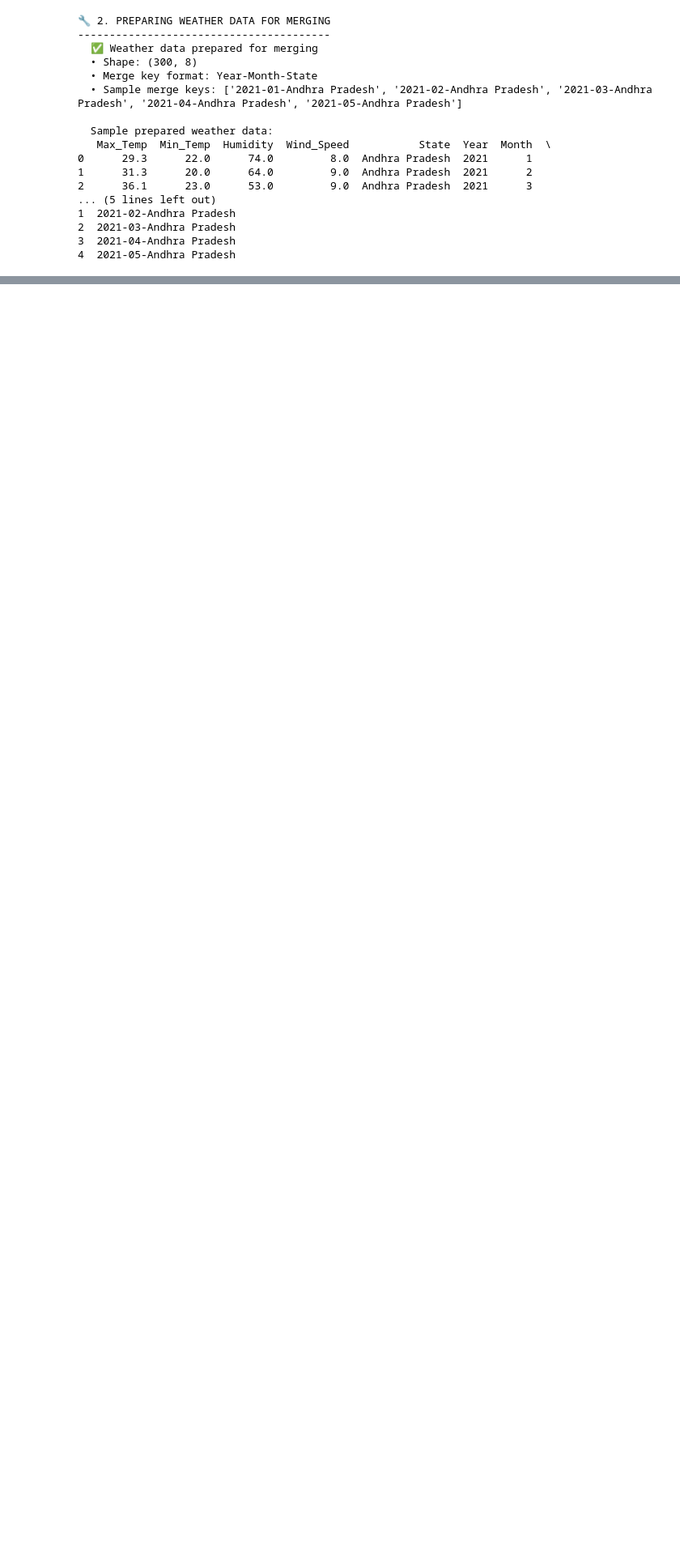
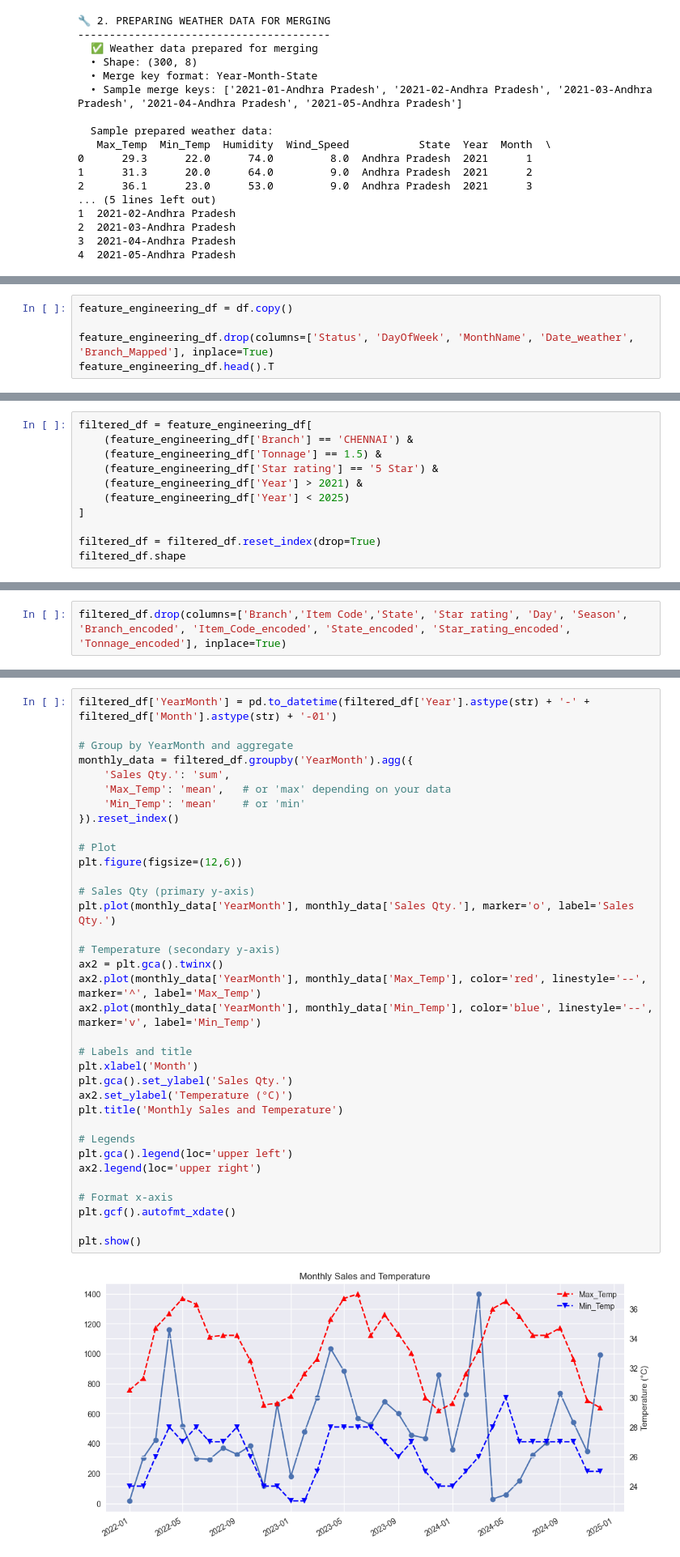
Before and after one commit to thesloppyguy/project_future_projection, a Jupyter notebook: rnd/notebook.ipynb, the cells around one changed output, grey strips where cells are left out. Shown at 81% size. Saved outputs shown, nothing was run; the diff lists cells and outputs as text; blank space fills up the shorter version.

```diff
--- a/rnd/notebook.ipynb
+++ b/rnd/notebook.ipynb
@@ -2497,0 +1918,5 @@ print(f"  ✅ Data is ready for analysis and modeling!")
+# %%
+feature_engineering_df = df.copy()
+
+feature_engineering_df.drop(columns=['Status', 'DayOfWeek', 'MonthName', 'Date_weather', 'Branch_Mapped'], inplace=True)
+feature_engineering_df.head().T
@@ -2497,0 +1996,11 @@ print(f"  ✅ Data is ready for analysis and modeling!")
+# %%
+filtered_df = feature_engineering_df[
+    (feature_engineering_df['Branch'] == 'CHENNAI') &
+    (feature_engineering_df['Tonnage'] == 1.5) &
+    (feature_engineering_df['Star rating'] == '5 Star') &
+    (feature_engineering_df['Year'] > 2021) &
+    (feature_engineering_df['Year'] < 2025)
+]
+
+filtered_df = filtered_df.reset_index(drop=True)
+filtered_df.shape
@@ -2497,0 +2009,2 @@ print(f"  ✅ Data is ready for analysis and modeling!")
+# %%
+filtered_df.drop(columns=['Branch','Item Code','State', 'Star rating', 'Day', 'Season', 'Branch_encoded', 'Item_Code_encoded', 'State_encoded', 'Star_rating_encoded', 'Tonnage_encoded'], inplace=True)
@@ -2497,0 +2020,37 @@ print(f"  ✅ Data is ready for analysis and modeling!")
+# %%
+filtered_df['YearMonth'] = pd.to_datetime(filtered_df['Year'].astype(str) + '-' + filtered_df['Month'].astype(str) + '-01')
+
+# Group by YearMonth and aggregate
+monthly_data = filtered_df.groupby('YearMonth').agg({
+    'Sales Qty.': 'sum',
+    'Max_Temp': 'mean',   # or 'max' depending on your data
+    'Min_Temp': 'mean'    # or 'min'
+}).reset_index()
+
+# Plot
+plt.figure(figsize=(12,6))
+
+# Sales Qty (primary y-axis)
+plt.plot(monthly_data['YearMonth'], monthly_data['Sales Qty.'], marker='o', label='Sales Qty.')
+
+# Temperature (secondary y-axis)
+ax2 = plt.gca().twinx()
+ax2.plot(monthly_data['YearMonth'], monthly_data['Max_Temp'], color='red', linestyle='--', marker='^', label='Max_Temp')
+ax2.plot(monthly_data['YearMonth'], monthly_data['Min_Temp'], color='blue', linestyle='--', marker='v', label='Min_Temp')
+
+# Labels and title
+plt.xlabel('Month')
+plt.gca().set_ylabel('Sales Qty.')
+ax2.set_ylabel('Temperature (°C)')
+plt.title('Monthly Sales and Temperature')
+
+# Legends
+plt.gca().legend(loc='upper left')
+ax2.legend(loc='upper right')
+
+# Format x-axis
+plt.gcf().autofmt_xdate()
+
+plt.show()
+# %% [output]
+[figure, added]
```
Also changed, not shown: parts of 36 cells of this notebook, 5 other files.
